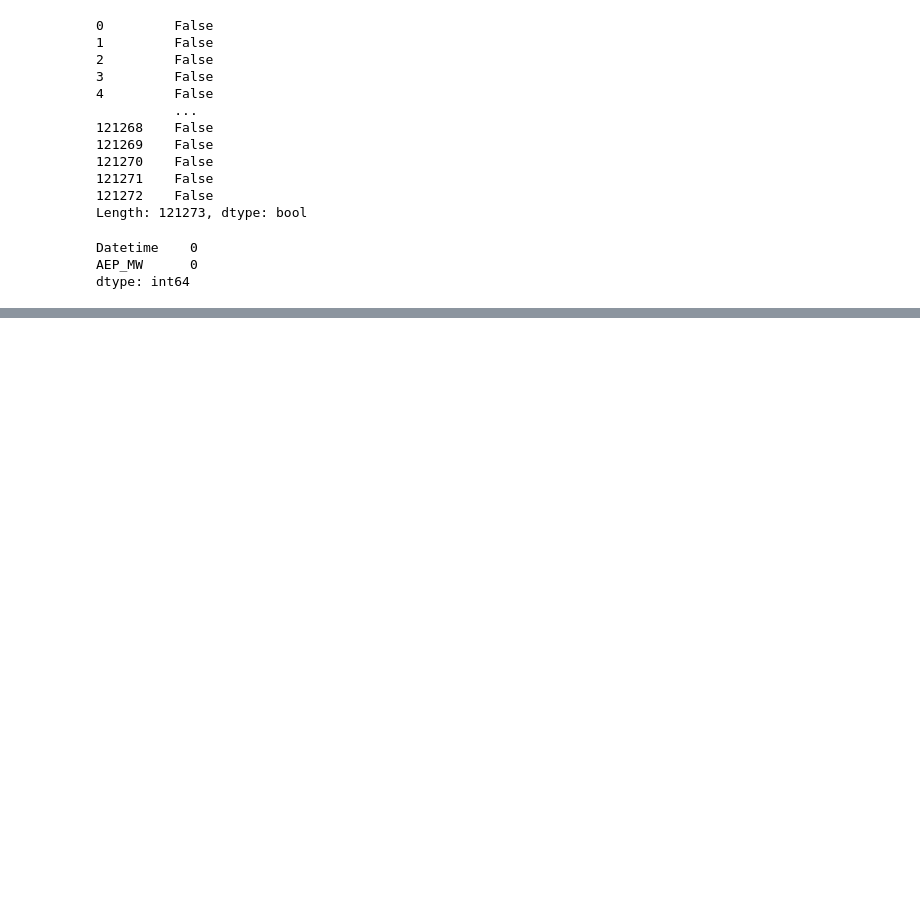
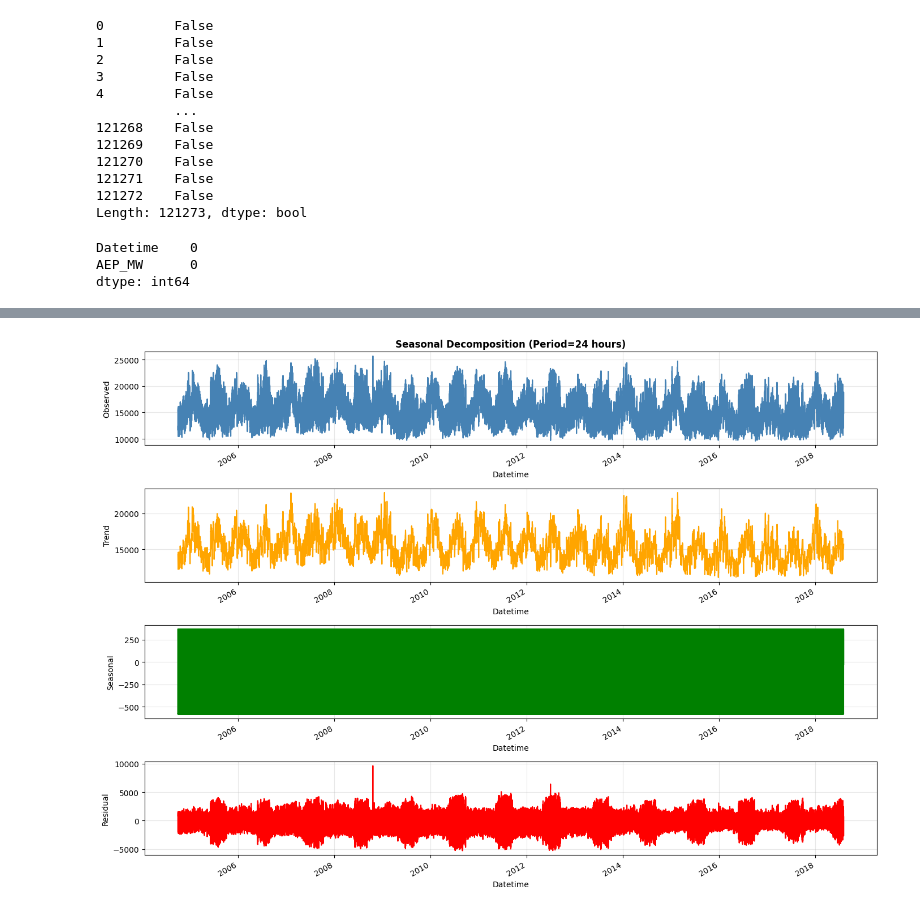
Before and after one commit to susantkumarsahoo/TimeSeriesForecasting_End_To_End, a Jupyter notebook: notebooks/04_note04.ipynb, the cells around one changed output, grey strips where cells are left out. Saved outputs shown, nothing was run; the diff lists cells and outputs as text; code cells hidden in the pictures; blank space fills up the shorter version.

```diff
--- a/notebooks/04_note04.ipynb
+++ b/notebooks/04_note04.ipynb
@@ -142,0 +199,31 @@ print(merged_df)
+# %%
+import matplotlib.pyplot as plt
+from statsmodels.tsa.seasonal import seasonal_decompose
+
+ts_data = df.set_index('Datetime')['AEP_MW']
+
+# Perform decomposition without 'extrapolate'
+decomposition = seasonal_decompose(ts_data, model='additive', period=24)
+
+fig, axes = plt.subplots(4, 1, figsize=(14, 10))
+decomposition.observed.plot(ax=axes[0], color='steelblue')
+axes[0].set_ylabel('Observed')
+axes[0].set_title('Seasonal Decomposition (Period=24 hours)', fontsize=12, fontweight='bold')
+axes[0].grid(True, alpha=0.3)
+
+decomposition.trend.plot(ax=axes[1], color='orange')
+axes[1].set_ylabel('Trend')
+axes[1].grid(True, alpha=0.3)
+
+decomposition.seasonal.plot(ax=axes[2], color='green')
+axes[2].set_ylabel('Seasonal')
+axes[2].grid(True, alpha=0.3)
+
+decomposition.resid.plot(ax=axes[3], color='red')
+axes[3].set_ylabel('Residual')
+axes[3].grid(True, alpha=0.3)
+
+plt.tight_layout()
+plt.show()
+# %% [output]
+[figure, added]
```
Also changed, not shown: parts of 8 cells of this notebook, 1 other file.
